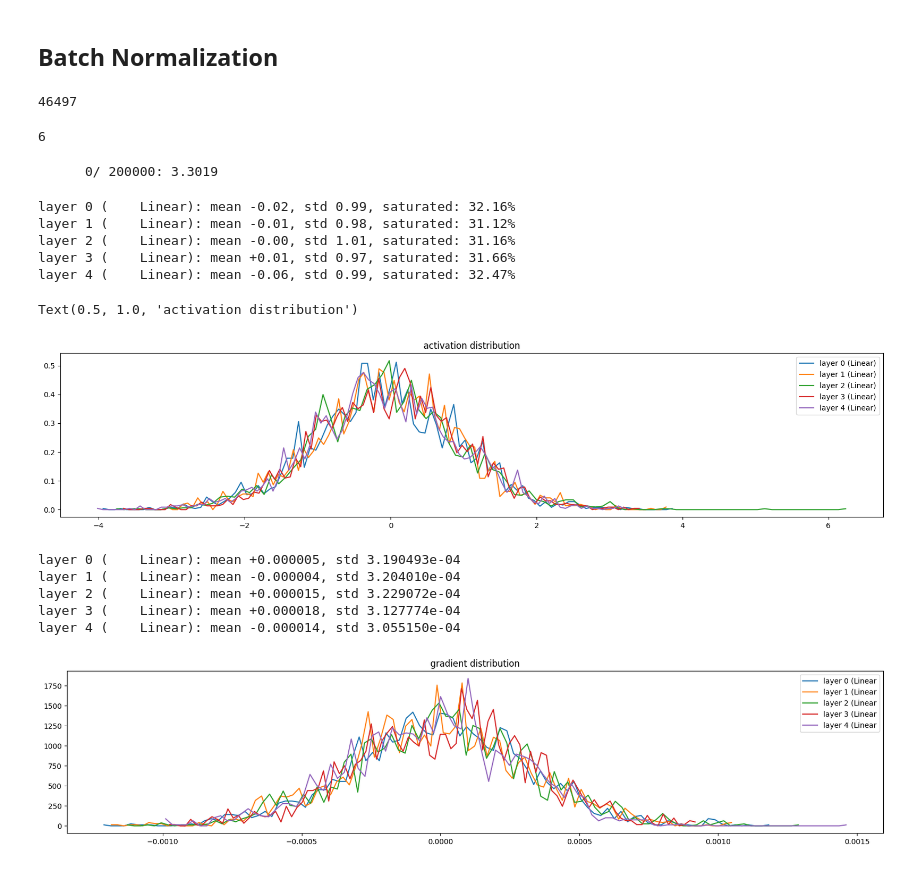
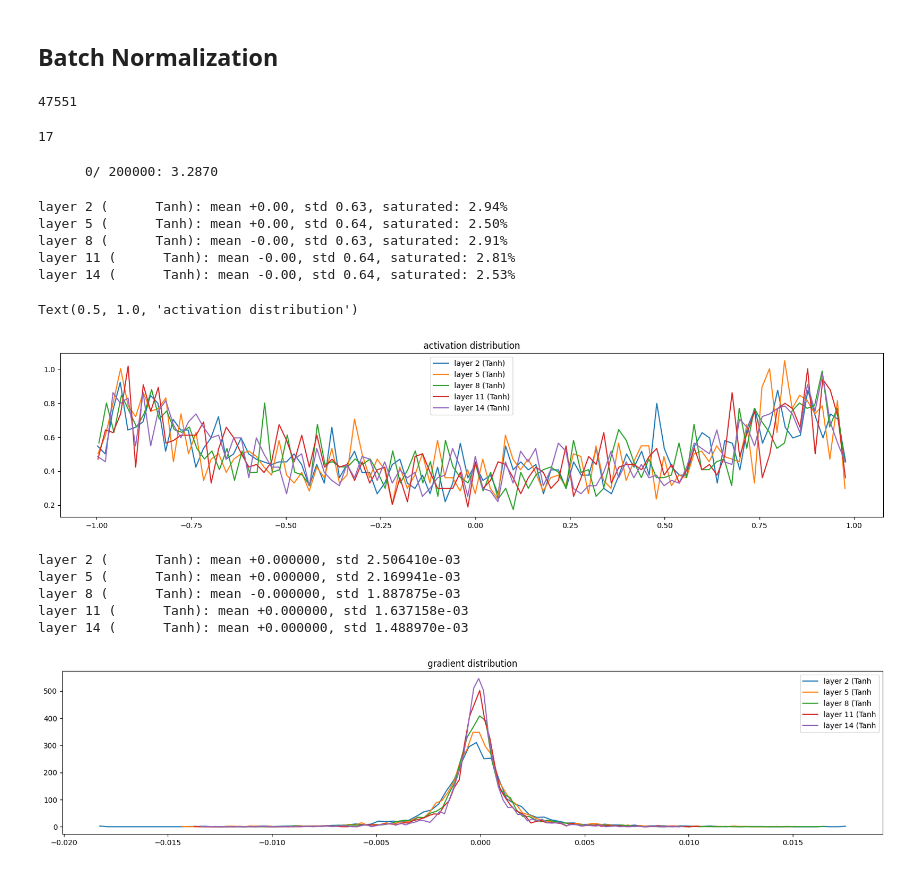
Before and after one commit to niuers/makemore, a Jupyter notebook: makemore.ipynb, the cells around one changed output. Saved outputs shown, nothing was run; the diff lists cells and outputs as text; code cells hidden in the pictures.

```diff
--- a/makemore.ipynb
+++ b/makemore.ipynb
@@ -949,7 +949,7 @@ tensor(0.0017) tensor(0.9987)
 
 class Linear:
   def __init__(self, fan_in, fan_out, bias=True):
-    self.weight = torch.randn((fan_in, fan_out), generator=g)/fan_in**0.5 #Kaiming initialization
+    self.weight = torch.randn((fan_in, fan_out), generator=g) # /fan_in**0.5 #Kaiming initialization
     self.bias = torch.zeros(fan_out) if bias else None
 
   def __call__(self, x):
@@ -970,7 +970,7 @@ class BatchNorm1d:
     self.gamma = torch.ones(dim)
     self.beta = torch.zeros(dim)
     #buffers (trained with a running 'momentum udpate')
-    self.running_mean = torch.zero(dim)
+    self.running_mean = torch.zeros(dim)
     self.running_var = torch.ones(dim)
 
   def __call__(self, x):
@@ -1008,37 +1008,47 @@ g = torch.Generator().manual_seed(2147483647)
 
 C = torch.randn((vocab_size, n_embd), generator=g)
 layers = [
-    Linear(n_embd*block_size, n_hidden), Tanh(),
-    Linear(         n_hidden, n_hidden), Tanh(),
-    Linear(         n_hidden, n_hidden), Tanh(),
-    Linear(         n_hidden, n_hidden), Tanh(),
-    Linear(         n_hidden, n_hidden), Tanh(),
-    Linear(         n_hidden, vocab_size)
+    Linear(n_embd*block_size, n_hidden), BatchNorm1d(n_hidden), Tanh(),
+    Linear(         n_hidden, n_hidden), BatchNorm1d(n_hidden), Tanh(),
+    Linear(         n_hidden, n_hidden), BatchNorm1d(n_hidden), Tanh(),
+    Linear(         n_hidden, n_hidden), BatchNorm1d(n_hidden), Tanh(),
+    Linear(         n_hidden, n_hidden), BatchNorm1d(n_hidden), Tanh(),
+    Linear(         n_hidden, vocab_size), BatchNorm1d(vocab_size),
 ]
 
 with torch.no_grad(): #initialization of the weights
   # last layer: make less confident
-  layers[-1].weight *= 0.1
+  # layers[-1].weight *= 0.1
+  layers[-1].gamma *= 0.1
   # all other layers: apply gain
   for layer in layers[:-1]:
     if isinstance(layer, Linear):
-      layer.weight *= 1 # 5/3 # 1
+      layer.weight *= 1 #  0.2 # 5/3 # 1
 
 parameters = [C] + [p for layer in layers for p in layer.parameters()]
 print(sum(p.nelement() for p in parameters)) # number of parameters in total
 for p in parameters:
   p.requires_grad = True
+
+
+
+# Although without Tanh layers, the NN will collapse to a single linear layer.
+# Interestingly though, even though the forward pass collapses to just a linear layer,
+#  because of backprop and the dynamics of backward pass, the optimization is actually
+# not identical. You actually end up with all kinds of interesting dynamics in the backward
+# pass.
 # %% [output]
-46497
+47551
 # %%
 len(layers)
 # %% [output]
-6
+17
 # %%
 # same optimization
 max_steps = 200000
 batch_size = 32
 lossi = []
+ud = [] # update to data ratio
 
 for i in range(max_steps):
   # minibatch construct
@@ -1063,49 +1073,53 @@ for i in range(max_steps):
   # update
   lr = 0.1 if i < 100000 else 0.01
   for p in parameters:
-    p.data += lr*p.grad
+    p.data += -lr*p.grad
 
   # track stats
   if i % 10000 == 0:
     print(f'{i:7d}/{max_steps:7d}: {loss.item():.4f}')
 
   lossi.append(loss.log10().item())
-  break #AFTER_DEBUG: would take out obviously to run full optimization
+
+  with torch.no_grad():
+    ud.append([(lr*p.grad.std()/p.data.std()).log10().item() for p in parameters])
+  if i>1000:
+    break #AFTER_DEBUG: would take out obviously to run full optimization
 # %% [output]
-      0/ 200000: 3.3019
+      0/ 200000: 3.2870
 # %%
 # visualize histogram
 plt.figure(figsize=(20,4)) # width and height of the plot
 legends = []
 for i, layer in enumerate(layers[:-1]): # exclude the output layer
-  if isinstance(layer, Linear):
+  if isinstance(layer, Tanh):
     t = layer.out
     print('layer %d (%10s): mean %+.2f, std %.2f, saturated: %.2f%%' % (i, layer.__class__.__name__, t.mean(), t.std(), (t.abs() > 0.97).float().mean()*100))
     hy, hx = torch.histogram(t, density=True)
     plt.plot(hx[:-1].detach(), hy.detach())
     legends.append(f"layer {i} ({layer.__class__.__name__})")
 plt.legend(legends);
 plt.title('activation distribution')
 
 # N.B. the std are stabilizing, but if we set the batch normal gain to 1 (instead of 5/3), the std won't be stable, they are shrinking to 0.
 # and saturations come to 0. As tanh is a squashing function, if we start with a standard normal gaussion, some gain is necessary to keep
 # expanding it to fight against the squashing.
 
 # Without tanh layers, the gain should be 1 instead of 5/3. But if you set the gain too large, you'll see the activations can go anywhere
 # and gradients distributions become flat as you go deep into the layers.
 # %% [output]
-layer 0 (    Linear): mean -0.02, std 0.99, saturated: 32.16%
-layer 1 (    Linear): mean -0.01, std 0.98, saturated: 31.12%
-layer 2 (    Linear): mean -0.00, std 1.01, saturated: 31.16%
-layer 3 (    Linear): mean +0.01, std 0.97, saturated: 31.66%
-layer 4 (    Linear): mean -0.06, std 0.99, saturated: 32.47%
+layer 2 (      Tanh): mean +0.00, std 0.63, saturated: 2.94%
+layer 5 (      Tanh): mean +0.00, std 0.64, saturated: 2.50%
+layer 8 (      Tanh): mean -0.00, std 0.63, saturated: 2.91%
+layer 11 (      Tanh): mean -0.00, std 0.64, saturated: 2.81%
+layer 14 (      Tanh): mean -0.00, std 0.64, saturated: 2.53%
 Text(0.5, 1.0, 'activation distribution')
-[figure, old version]
+[figure, new version]
 # %%
 plt.figure(figsize=(20,4))
 legends = []
 for i, layer in enumerate(layers[:-1]):
-  if isinstance(layer, Linear):
+  if isinstance(layer, Tanh):
     t = layer.out.grad
     print('layer %d (%10s): mean %+f, std %e'% (i, layer.__class__.__name__, t.mean(), t.std()))
     hy, hx = torch.histogram(t, density=True)
@@ -1118,9 +1132,9 @@ for i, layer in enumerate(layers[:-1]):
   # shrinking or exploding. their distributions should overlap
   # Without batch norm, we have to set the initialization carefully to get nice activations in both forward and backward passes
 # %% [output]
-layer 0 (    Linear): mean +0.000005, std 3.190493e-04
-layer 1 (    Linear): mean -0.000004, std 3.204010e-04
-layer 2 (    Linear): mean +0.000015, std 3.229072e-04
-layer 3 (    Linear): mean +0.000018, std 3.127774e-04
-layer 4 (    Linear): mean -0.000014, std 3.055150e-04
+layer 2 (      Tanh): mean +0.000000, std 2.506410e-03
+layer 5 (      Tanh): mean +0.000000, std 2.169941e-03
+layer 8 (      Tanh): mean -0.000000, std 1.887875e-03
+layer 11 (      Tanh): mean +0.000000, std 1.637158e-03
+layer 14 (      Tanh): mean +0.000000, std 1.488970e-03
-[figure, old version]
+[figure, new version]
```
Also changed, not shown: parts of 3 cells of this notebook.
